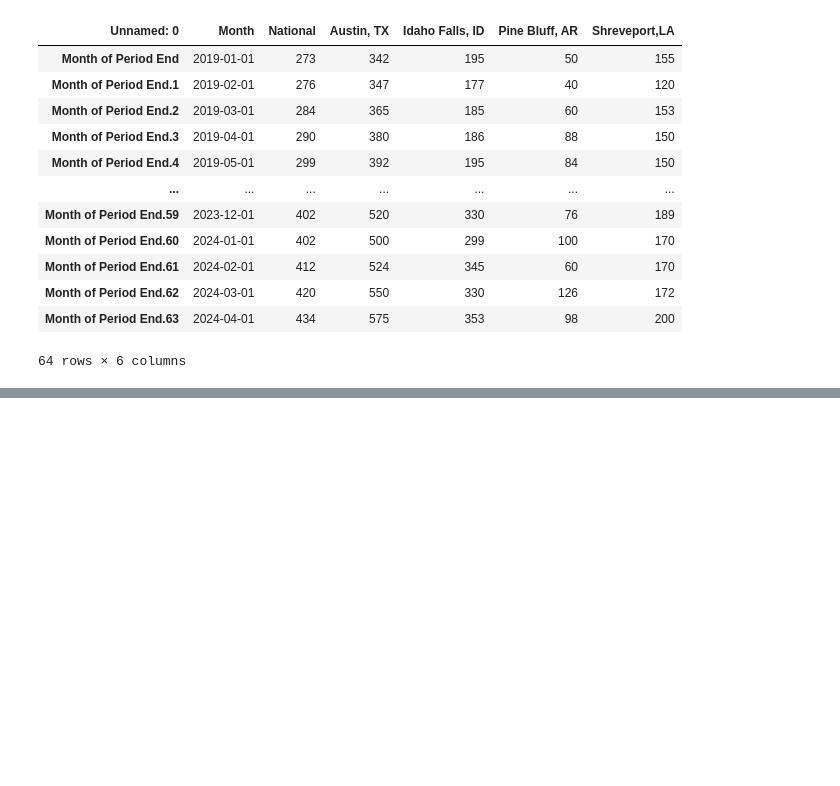
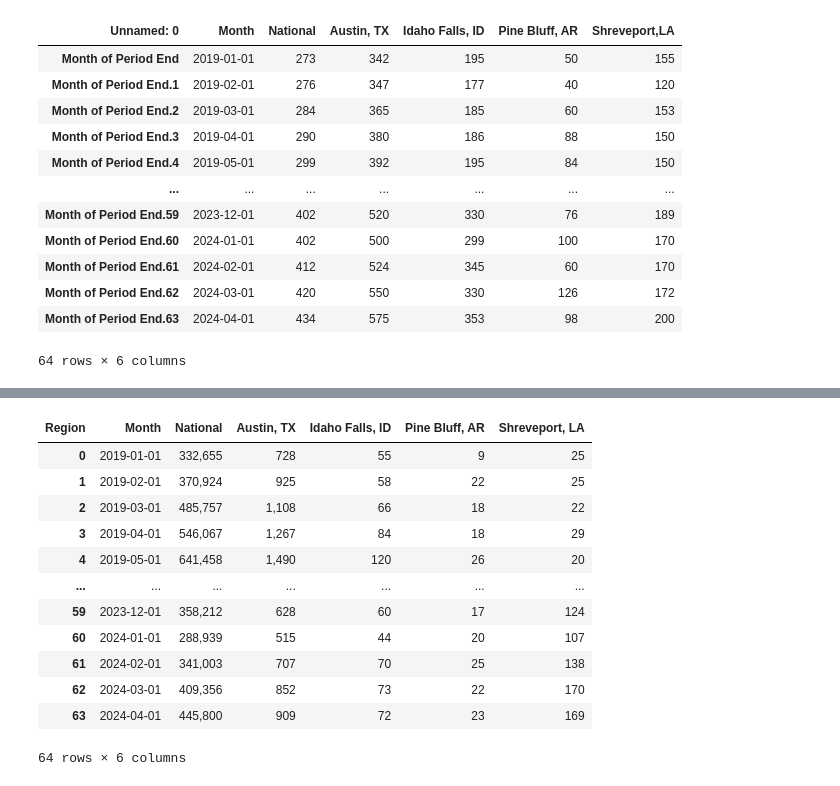
Before and after one commit to jriebe7/Housing-Project, a Jupyter notebook: state_data.ipynb, the cells around one changed output, grey strips where cells are left out. Saved outputs shown, nothing was run; the diff lists cells and outputs as text; code cells hidden in the pictures; blank space fills up the shorter version.

```diff
--- a/state_data.ipynb
+++ b/state_data.ipynb
@@ -97,0 +147,18 @@ sales_price_clean.to_csv("sales_price_clean_csv", index=False, header=True)
+# %%
+#Cast month as datetime
+sales_qty_index["Month"] = pd.to_datetime(sales_qty_index["Month"])
+sales_qty_index
+# %% [output]
+| Region | Month | National | Austin, TX | Idaho Falls, ID | Pine Bluff, AR | Shreveport, LA |
+| 0 | 2019-01-01 | 332,655 | 728 | 55 | 9 | 25 |
+| 1 | 2019-02-01 | 370,924 | 925 | 58 | 22 | 25 |
+| 2 | 2019-03-01 | 485,757 | 1,108 | 66 | 18 | 22 |
+| 3 | 2019-04-01 | 546,067 | 1,267 | 84 | 18 | 29 |
+| 4 | 2019-05-01 | 641,458 | 1,490 | 120 | 26 | 20 |
+| ... | ... | ... | ... | ... | ... | ... |
+| 59 | 2023-12-01 | 358,212 | 628 | 60 | 17 | 124 |
+| 60 | 2024-01-01 | 288,939 | 515 | 44 | 20 | 107 |
+| 61 | 2024-02-01 | 341,003 | 707 | 70 | 25 | 138 |
+| 62 | 2024-03-01 | 409,356 | 852 | 73 | 22 | 170 |
+| 63 | 2024-04-01 | 445,800 | 909 | 72 | 23 | 169 |
+64 rows × 6 columns
```
Also changed, not shown: parts of 9 cells of this notebook, 1 other file.
